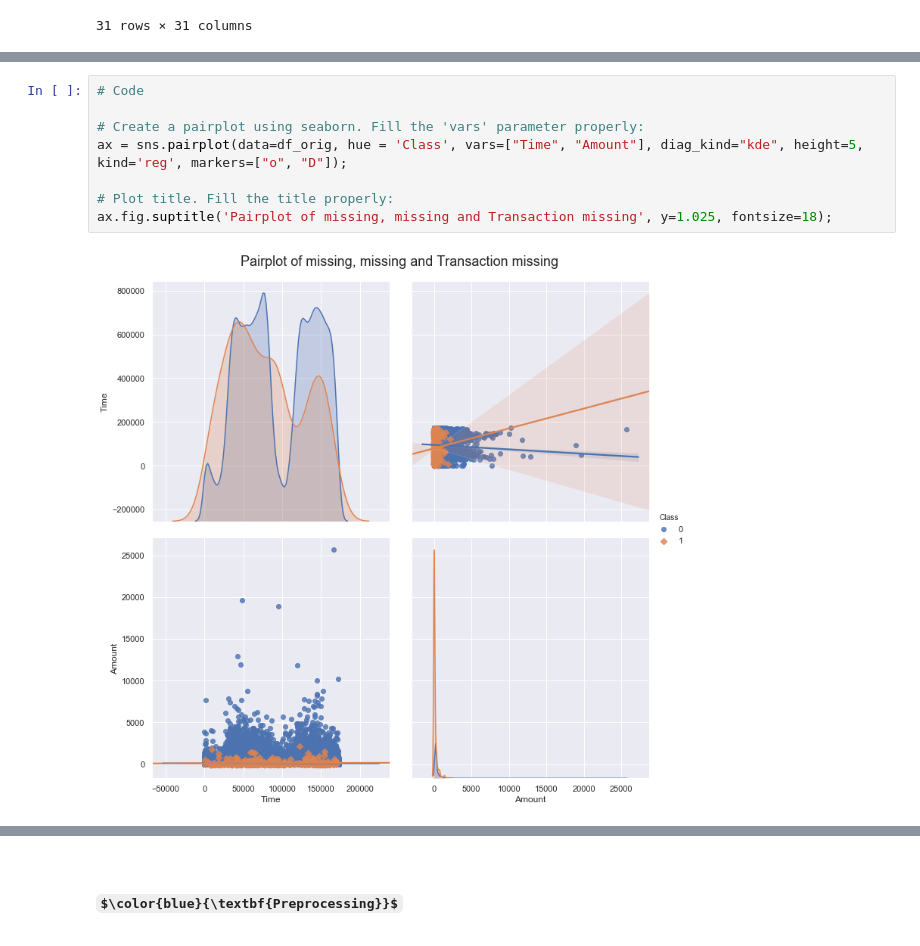
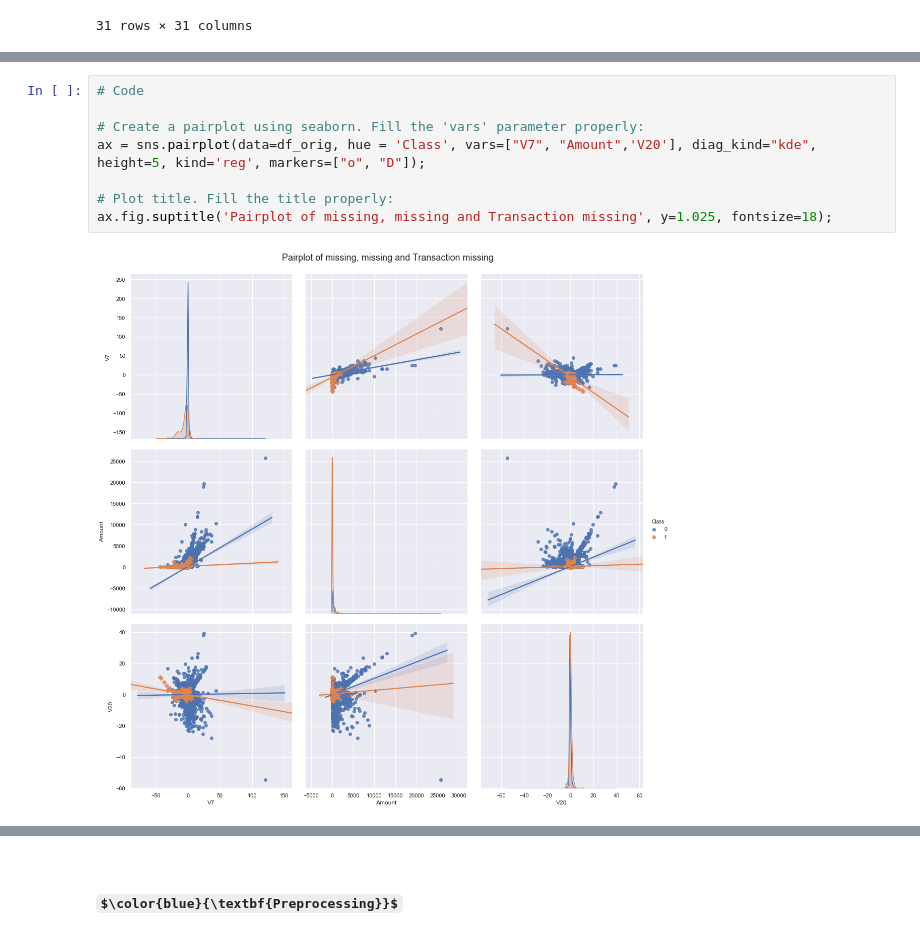
Before and after one commit to CharliedelaGarza/Semanai-2019-, a Jupyter notebook: Fighting Fraud (Beginners).ipynb, the cells around one changed output, grey strips where cells are left out. Cells and saved outputs as stored; diff of their text form; some formulas as TeX source.

```diff
--- a/Fighting Fraud (Beginners).ipynb
+++ b/Fighting Fraud (Beginners).ipynb
@@ -460,13 +459,13 @@ Text(0.5, 1, 'Heat Map')
 # %%
 # Code
 
 # Create a pairplot using seaborn. Fill the 'vars' parameter properly:
-ax = sns.pairplot(data=df_orig, hue = 'Class', vars=["Time", "Amount"], diag_kind="kde", height=5, kind='reg', markers=["o", "D"]);
+ax = sns.pairplot(data=df_orig, hue = 'Class', vars=["V7", "Amount",'V20'], diag_kind="kde", height=5, kind='reg', markers=["o", "D"]);
 
 # Plot title. Fill the title properly:
 ax.fig.suptitle('Pairplot of missing, missing and Transaction missing', y=1.025, fontsize=18);
 # %% [output]
-[figure, old version]
+[figure, new version]
 # %% [markdown]
 <img src="Images/broke.jpg" width="100" align="Left"/>
 <h1>$\,\,\,\color{blue}{\textbf{Reading the pairplot}}$</h1>
```
Also changed, not shown: parts of 19 cells of this notebook.
